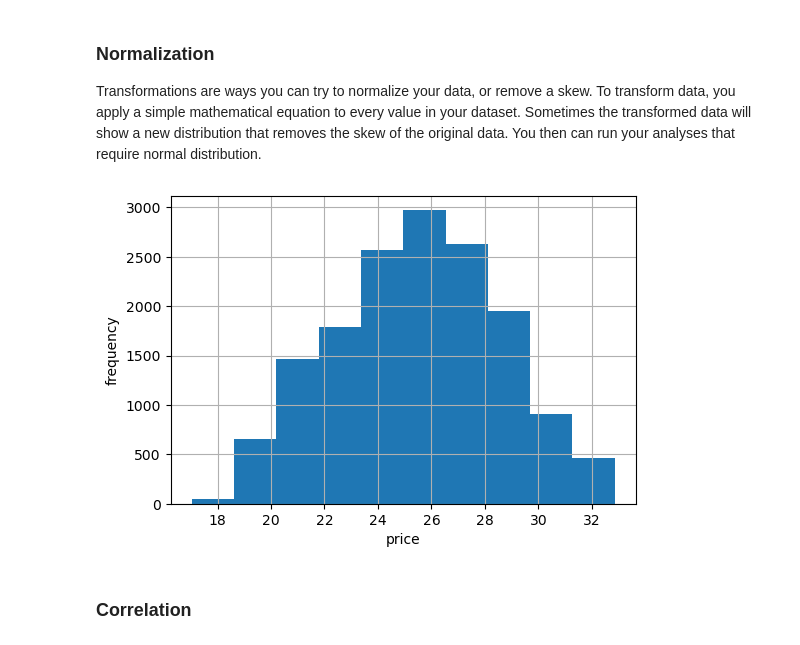
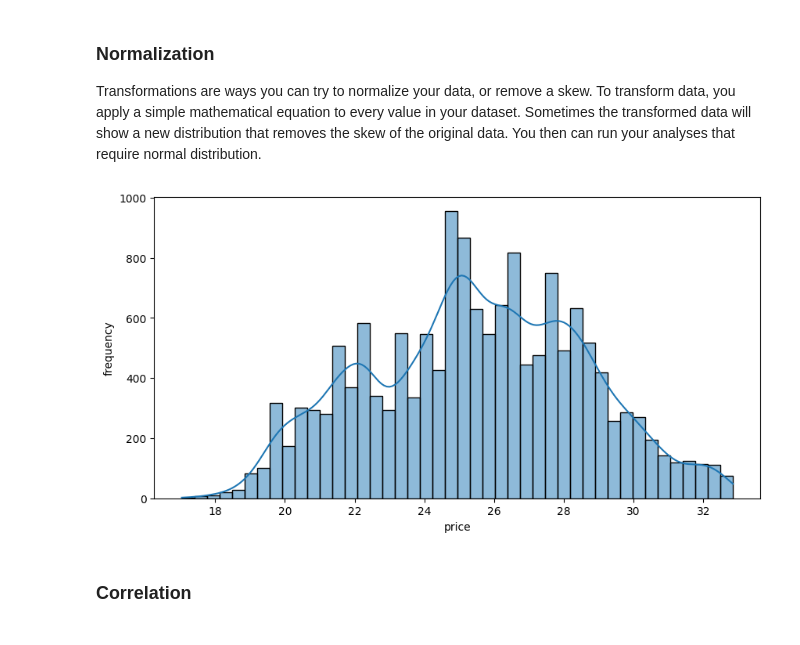
Before and after one commit to yatesmac/car_price_prediction, a Jupyter notebook: notebooks/data_exploration.ipynb, the cells around one changed output. Saved outputs shown, nothing was run; the diff lists cells and outputs as text; code cells hidden in the pictures.

```diff
--- a/notebooks/data_exploration.ipynb
+++ b/notebooks/data_exploration.ipynb
@@ -360,11 +409,12 @@ Kurtosis: -0.234
 Transformations are ways you can try to normalize your data, or remove a skew. To transform data, you apply a simple mathematical equation to every value in your dataset. Sometimes the transformed data will show a new distribution that removes the skew of the original data. You then can run your analyses that require normal distribution.
 # %%
 # Applying Log Transformation
-np.cbrt(df['price']).hist(figsize=(6, 4))
+plt.figure(figsize=(10, 5))
+sns.histplot(data=np.cbrt(df['price']), kde=True)
 plt.xlabel('price')
 plt.ylabel('frequency')
 plt.show()
 # %% [output]
-[figure, old version]
+[figure, new version]
 # %% [markdown]
 ### Correlation
```
Also changed, not shown: parts of 11 cells of this notebook, 4 other files.
